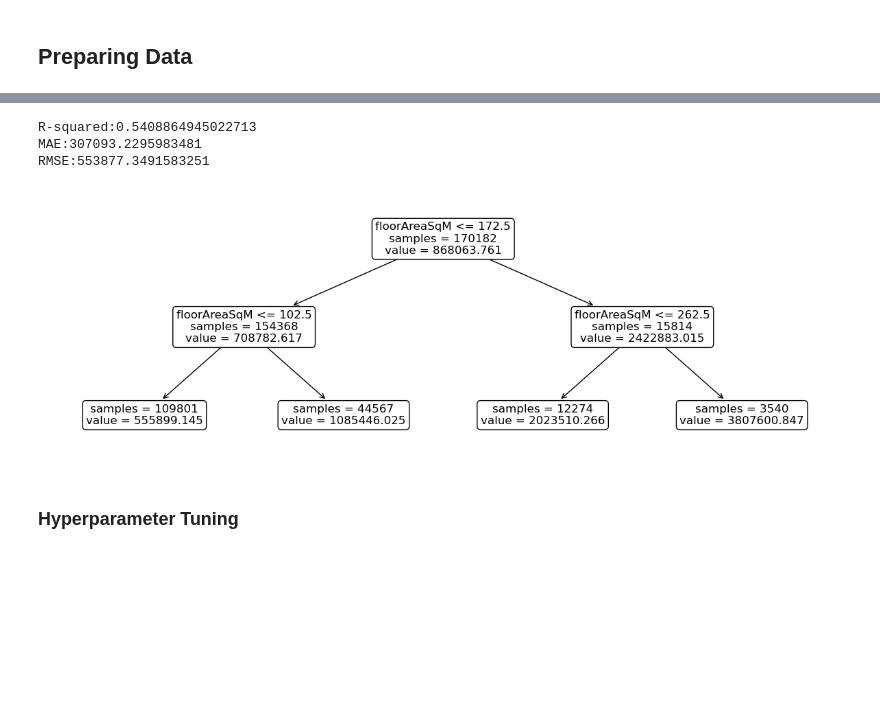
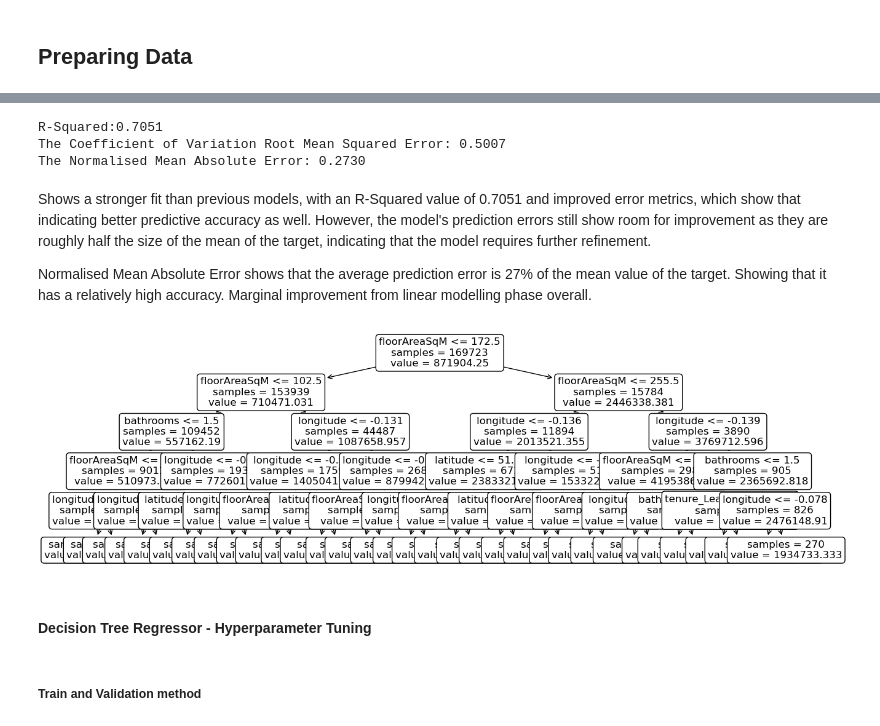
Before and after one commit to SanjayRaju2000/London-House-Price-Prediction, a Jupyter notebook: notebooks/05-non-linear-modelling.ipynb, the cells around one changed output, grey strips where cells are left out. Saved outputs shown, nothing was run; the diff lists cells and outputs as text; code cells hidden in the pictures; blank space fills up the shorter version.

Commit message:
Non-linear Modelling - Model evaluation

```diff
--- a/notebooks/05-non-linear-modelling.ipynb
+++ b/notebooks/05-non-linear-modelling.ipynb
@@ -36,6 +34,6 @@ np.random.seed(random_seed_val)
 # %%
 # Creating DataFrame
-pp_house_df = pd.read_csv("london_house_price_data_pp.csv")
+pp_house_df = pd.read_csv(r'C:\Users\sanja\capstone-SanjayRaju2000\src\data\london_house_price_data_pp.csv')
 # Viewing DataFrame
 pp_house_df.head(5)
 # %% [output]
@@ -134,43 +101,55 @@ RMSE:535473.8096561081
-# %%
-# VALIDATION DATA EVAL:
-
-# Prediction score
-dt_md2_predict = dt_md2_fit.predict(X_valid)
-
-# Calculate R-squared for evaluation
-r2_valid = r2_score(y_valid, dt_md2_predict)
-print(f"R-squared:{r2_valid}")
-
-# Calculate MAE
-mae_valid = mean_absolute_error(y_true=y_valid, y_pred=dt_md2_predict)
-print(f"MAE:{mae_valid}")
-
-# Calculate RMSE
-mse = mean_squared_error(y_true=y_valid, y_pred=dt_md2_predict)
-rmse = math.sqrt(mse)
-print(f"RMSE:{rmse}")
-# %% [output]
-R-squared:0.5408864945022713
-MAE:307093.2295983481
-RMSE:553877.3491583251
+# %%
+# Decision tree of max depth of five
+
+# Instantiate and fit model
+dt_md5 = DecisionTreeRegressor(max_depth = 5)
+dt_md5.fit(X_train, y_train)
+
+# Prediction score
+dt_md5_predict = dt_md5.predict(X_valid)
+
+# Calculate R-squared for evaluation
+r2_valid = r2_score(y_valid, dt_md5_predict)
+print(f"R-Squared:{r2_valid:.4f}")
+
+# Calculate Coefficient of Variation Root Mean Squared Error
+mse = mean_squared_error(y_true=y_valid, y_pred=dt_md5_predict)
+rmse = math.sqrt(mse)
+rmse_coeff_var = (rmse/np.mean(y_valid))
+print(f"The Coefficient of Variation Root Mean Squared Error: {rmse_coeff_var:.4f}")
+
+# Calculate Normalised Mean Absolute Error
+mae = mean_absolute_error(y_true=y_valid, y_pred=dt_md5_predict)
+norm_mae = (mae/np.mean(y_valid))
+print(f"The Normalised Mean Absolute Error: {norm_mae:.4f}")
+# %% [output]
+R-Squared:0.7051
+The Coefficient of Variation Root Mean Squared Error: 0.5007
+The Normalised Mean Absolute Error: 0.2730
+# %% [markdown]
+Shows a stronger fit than previous models, with an R-Squared value of 0.7051 and improved error metrics, which show that  indicating better predictive accuracy as well. However, the model's prediction errors still show room for improvement as they are roughly half the size of the mean of the target, indicating that the model requires further refinement.
+
+Normalised Mean Absolute Error shows that the average prediction error is 27% of the mean value of the target. Showing that it has a relatively high accuracy. Marginal improvement from linear modelling phase overall.
 # %%
 # Visualise inital DTR
 fig, ax = plt.subplots(figsize=(15, 5))
 
 plot_tree(
-    dt_md2_fit,
+    dt_md5,
     feature_names=X_train.columns.to_list(),
     rounded=True,
     impurity=False,
     filled=False,
     ax=ax,
     fontsize=12,
 )
 plt.show()
 # %% [output]
-[figure, old version]
+[figure, new version]
 # %% [markdown]
-### Hyperparameter Tuning
+#### Decision Tree Regressor - Hyperparameter Tuning
+# %% [markdown]
+##### Train and Validation method
 # %%
 # Tuning Max depth for DTR
 depths_list = list(range(1, 50))
```
Also changed, not shown: parts of 48 cells of this notebook.
